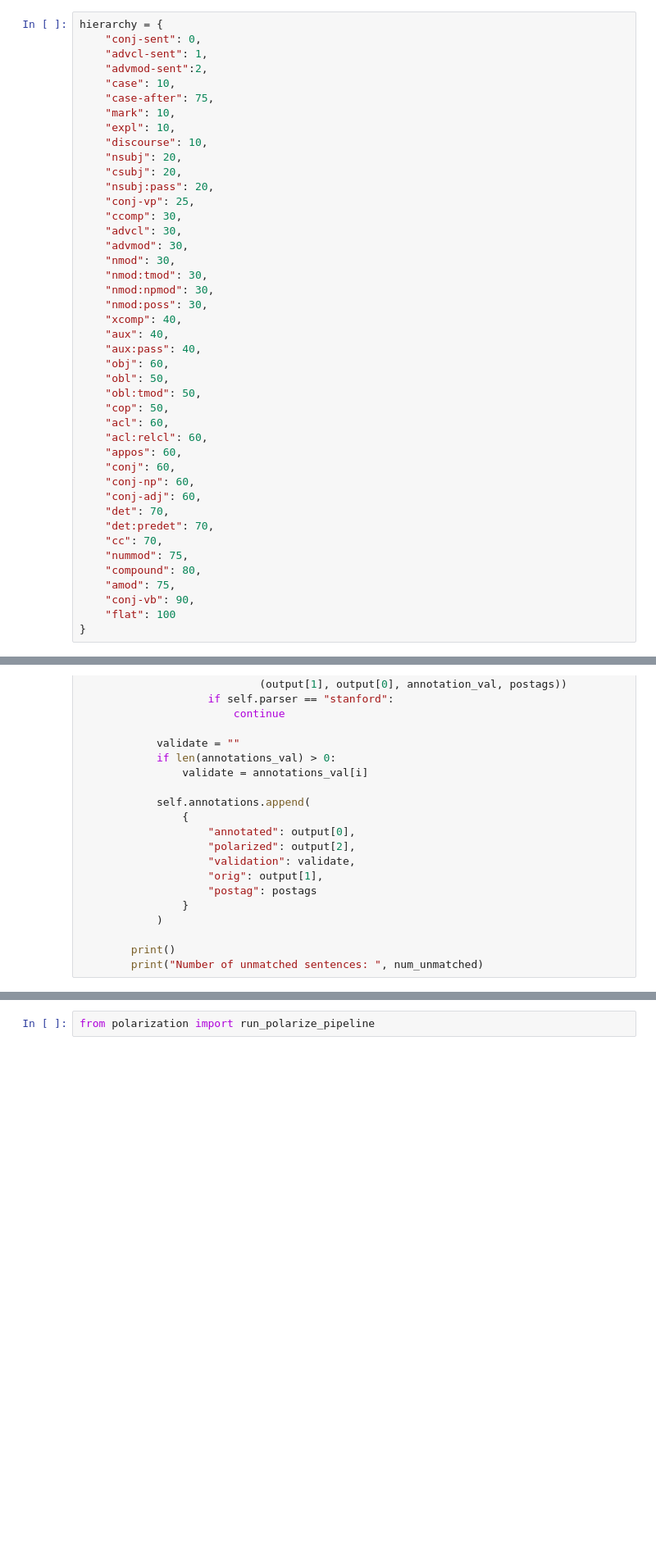
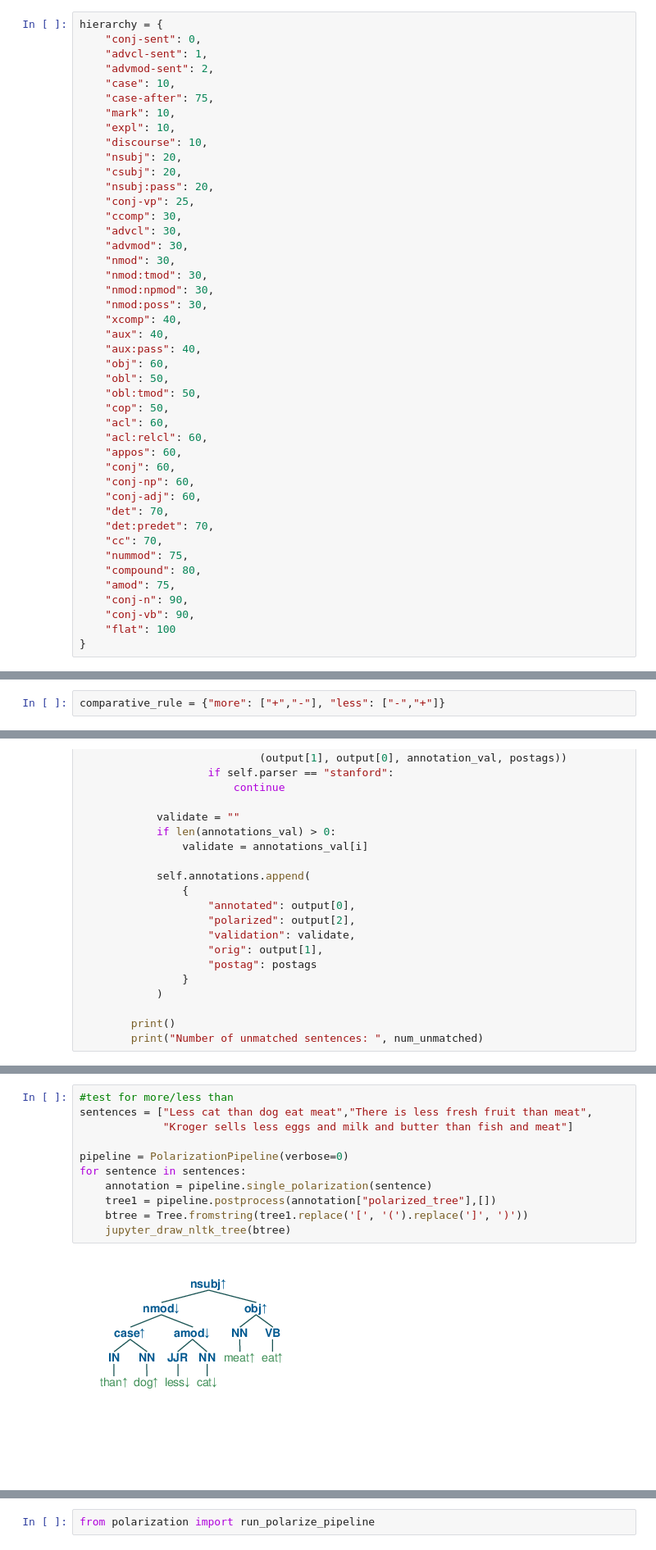
Before and after one commit to eric11eca/NeuralLog, a Jupyter notebook: src/Udep2Mono.ipynb, the cells around one changed output, grey strips where cells are left out. Shown: that part at 82% size. Saved outputs shown, nothing was run; the diff lists cells and outputs as text; blank space fills up the shorter version.

Commit message:
feat: more/less than solved in notebook (ver 1.0)

```diff
--- a/src/Udep2Mono.ipynb
+++ b/src/Udep2Mono.ipynb
@@ -292,7 +305,7 @@ class BinaryDependencyTree:
 hierarchy = {
     "conj-sent": 0,
     "advcl-sent": 1,
-    "advmod-sent":2,
+    "advmod-sent": 2,
     "case": 10,
     "case-after": 75,
     "mark": 10,
@@ -328,6 +341,7 @@ hierarchy = {
     "nummod": 75,
     "compound": 80,
     "amod": 75,
+    "conj-n": 90,
     "conj-vb": 90,
     "flat": 100
 }
@@ -540,6 +554,8 @@ def jupyter_draw_rsyntax_tree(tree):
     command = 'rsyntaxtree -s {} "{}"'.format(font_size, tree)
     os.system(command)
     display(Image(filename='./syntree.png'))
+# %%
+comparative_rule = {"more": ["+","-"], "less": ["-","+"]}
 # %%
 class Polarizer:
     def __init__(self, dependtree=None, relation=None):
@@ -1223,0 +1271,13 @@ annotation2string(annotate1)
+# %%
+#test for more/less than
+sentences = ["Less cat than dog eat meat","There is less fresh fruit than meat",
+             "Kroger sells less eggs and milk and butter than fish and meat"]
+
+pipeline = PolarizationPipeline(verbose=0)
+for sentence in sentences:
+    annotation = pipeline.single_polarization(sentence)
+    tree1 = pipeline.postprocess(annotation["polarized_tree"],[])
+    btree = Tree.fromstring(tree1.replace('[', '(').replace(']', ')'))
+    jupyter_draw_nltk_tree(btree)
+# %% [output]
+[figure, added]
```
Also changed, not shown: parts of 9 cells of this notebook.
